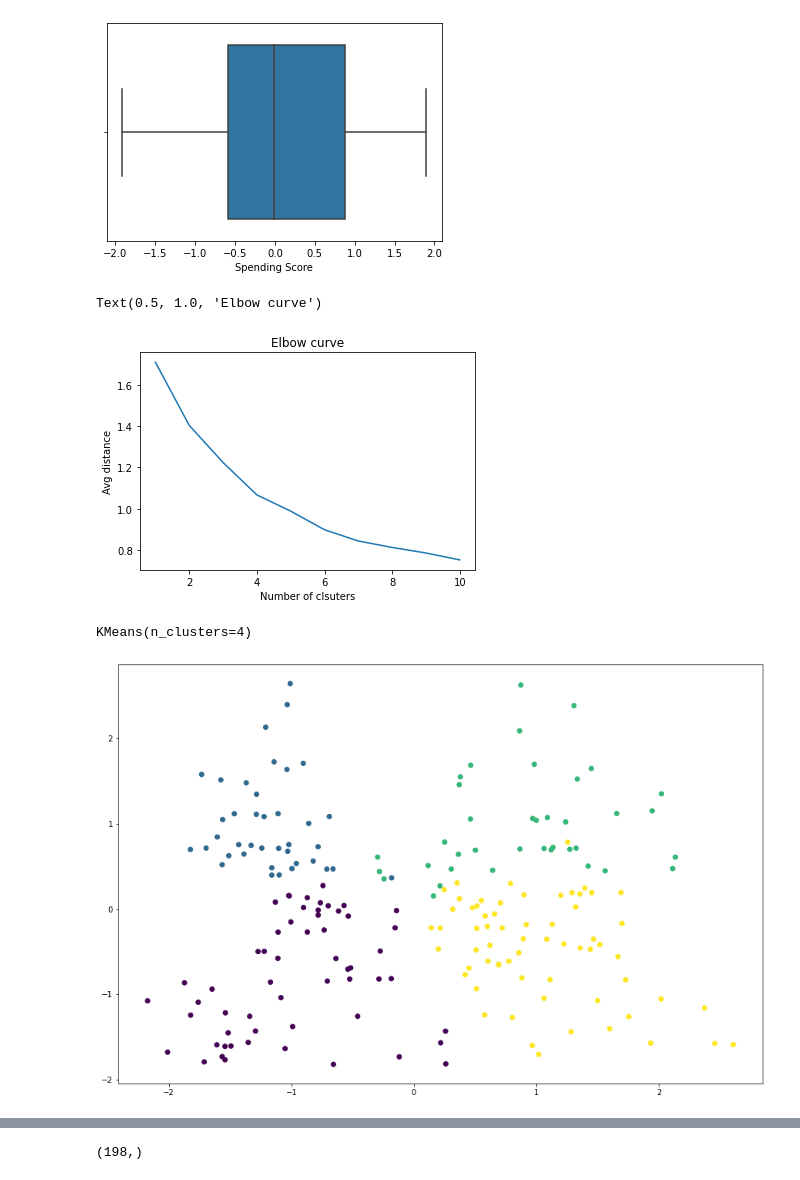
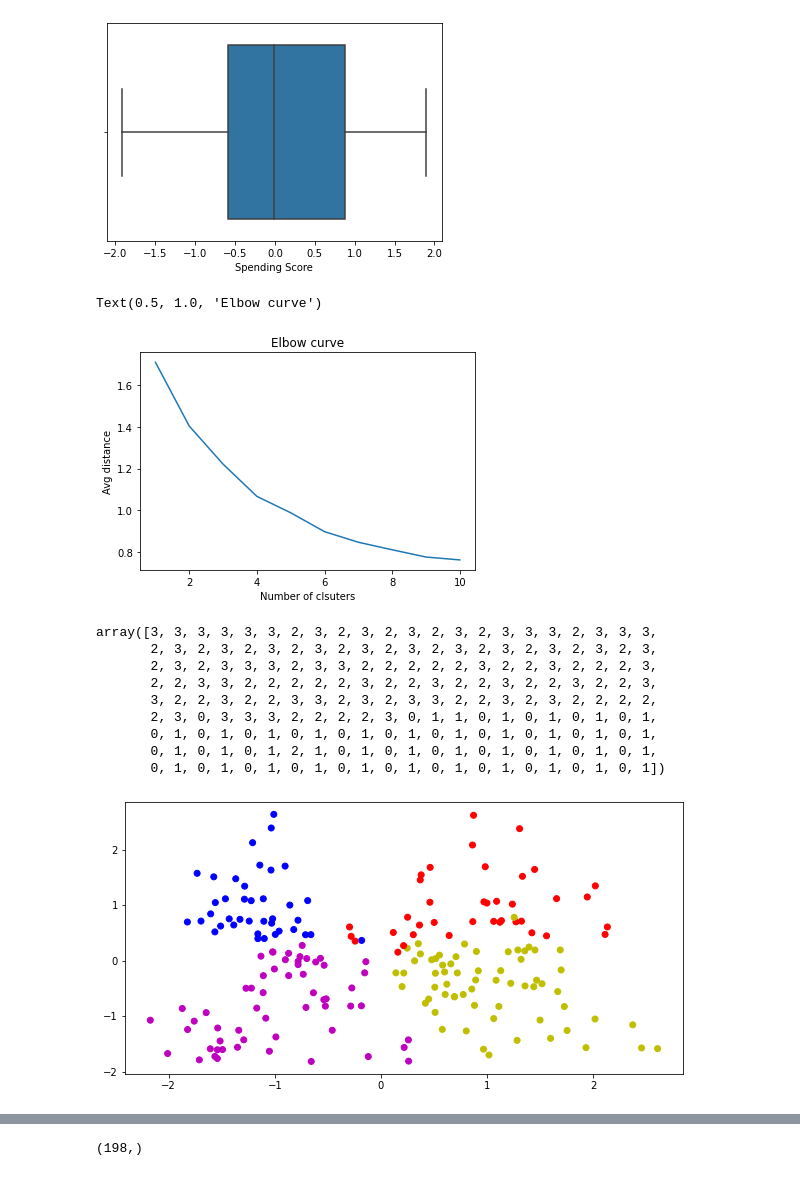
Before and after one commit to nipun1992/Mall-Customers, a Jupyter notebook: Mall_customers.ipynb, the cells around one changed output, grey strips where cells are left out. Cells and saved outputs as stored; diff of their text form; code cells hidden in the pictures.

```diff
--- a/Mall_customers.ipynb
+++ b/Mall_customers.ipynb
@@ -353,7 +377,7 @@ from sklearn.cluster import KMeans
 import numpy as np
 # %%
 for k in clusters:
-    model = KMeans(n_clusters = k)
+    model = KMeans(n_clusters = k, init='k-means++', random_state=42)
     model.fit(scaled_df)
     mean_dist.append(sum(np.min(cdist(scaled_df, model.cluster_centers_, 'euclidean'), axis=1))/scaled_df.shape[0])
 # %%
@@ -365,23 +389,33 @@ plt.ylabel('Avg distance')
 plt.title('Elbow curve')
 # %% [output]
 Text(0.5, 1.0, 'Elbow curve')
-[figure, old version]
+[figure, new version]
 # %%
 model1 = KMeans(n_clusters = 4)
-model1.fit(scaled_df)
+model1.fit_predict(scaled_df)
 # %% [output]
-KMeans(n_clusters=4)
+array([3, 3, 3, 3, 3, 3, 2, 3, 2, 3, 2, 3, 2, 3, 2, 3, 3, 3, 2, 3, 3, 3,
+       2, 3, 2, 3, 2, 3, 2, 3, 2, 3, 2, 3, 2, 3, 2, 3, 2, 3, 2, 3, 2, 3,
+       2, 3, 2, 3, 3, 3, 2, 3, 3, 2, 2, 2, 2, 2, 3, 2, 2, 3, 2, 2, 2, 3,
+       2, 2, 3, 3, 2, 2, 2, 2, 2, 3, 2, 2, 3, 2, 2, 3, 2, 2, 3, 2, 2, 3,
+       3, 2, 2, 3, 2, 2, 3, 3, 2, 3, 2, 3, 3, 2, 2, 3, 2, 3, 2, 2, 2, 2,
+       2, 3, 0, 3, 3, 3, 2, 2, 2, 2, 3, 0, 1, 1, 0, 1, 0, 1, 0, 1, 0, 1,
+       0, 1, 0, 1, 0, 1, 0, 1, 0, 1, 0, 1, 0, 1, 0, 1, 0, 1, 0, 1, 0, 1,
+       0, 1, 0, 1, 0, 1, 2, 1, 0, 1, 0, 1, 0, 1, 0, 1, 0, 1, 0, 1, 0, 1,
+       0, 1, 0, 1, 0, 1, 0, 1, 0, 1, 0, 1, 0, 1, 0, 1, 0, 1, 0, 1, 0, 1])
 # %%
 from sklearn.decomposition import PCA
 # %%
 pca_2 = PCA(2)
 # %%
-plt.figure(figsize=(15,10))
+from matplotlib.colors import ListedColormap
+colours = ListedColormap(['r','b','g', 'y', 'm'])
+plt.figure(figsize=(10,5))
 plot_columns = pca_2.fit_transform(scaled_df)
-plt.scatter(x = plot_columns[:,0], y = plot_columns[:,1], c = model1.labels_)
+plt.scatter(x = plot_columns[:,0], y = plot_columns[:,1], c = model1.labels_, cmap=colours)
 plt.show()
 # %% [output]
-[figure, old version]
+[figure, new version]
 # %%
 prediction = model1.predict(scaled_df)
 # %%
```
Also changed, not shown: parts of 21 cells of this notebook.
